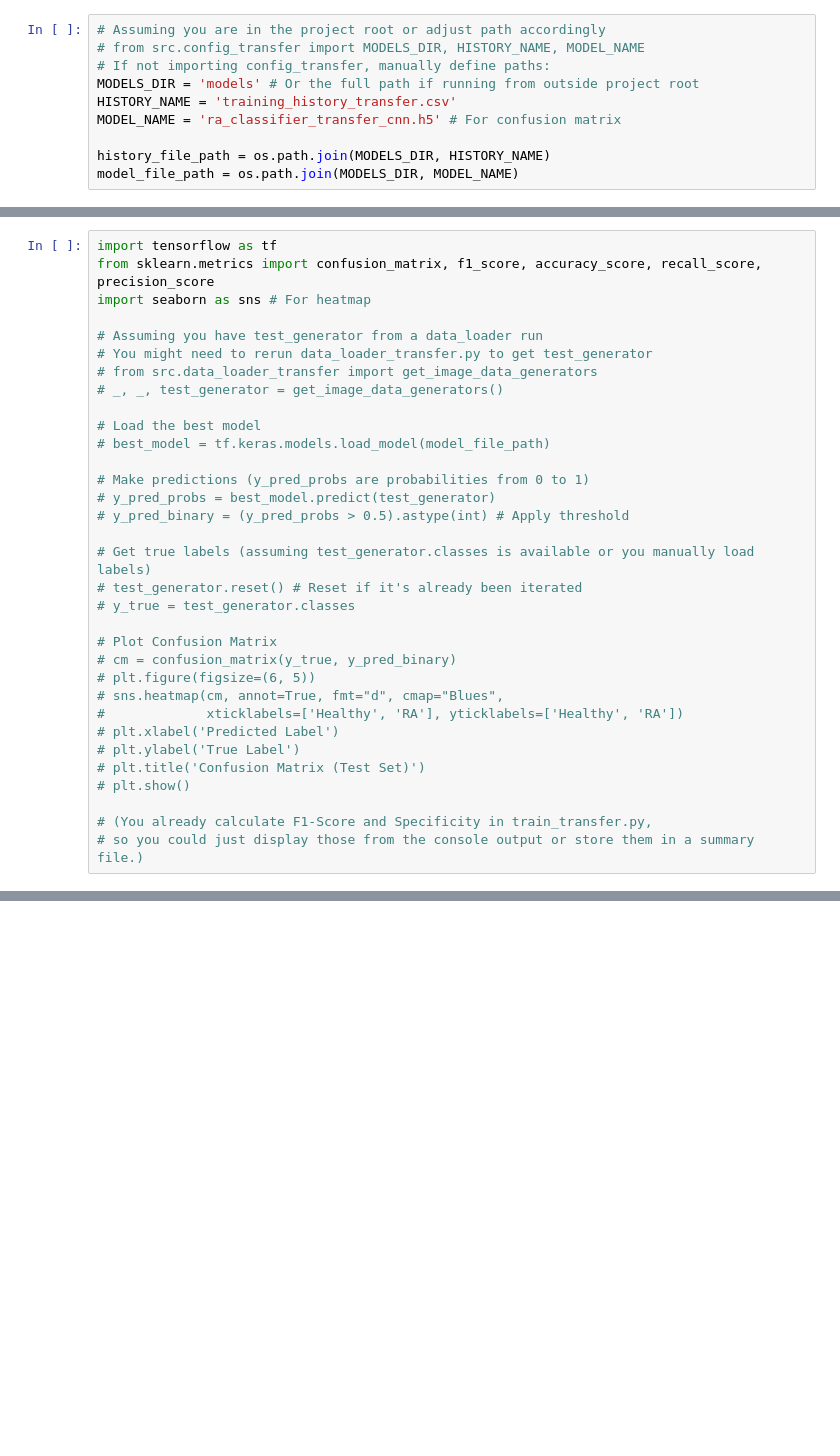
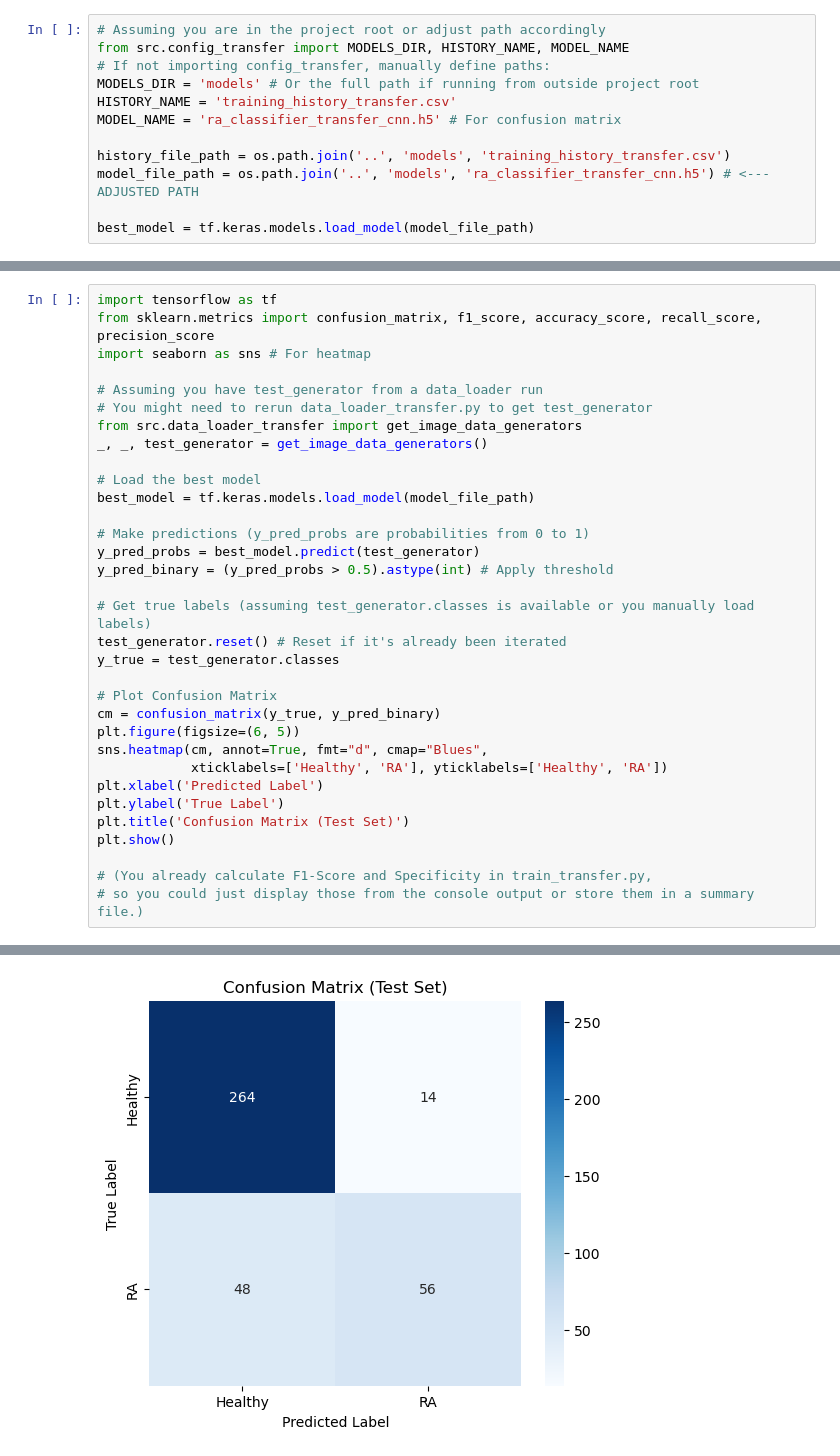
Before and after one commit to pwatana/RA_classification_CNN, a Jupyter notebook: notebooks/analyze_results.ipynb, the cells around one changed output, grey strips where cells are left out. Drawn from its saved outputs; the diff is of its cells as text; blank space fills up the shorter version.

Commit message:
plotting the results

```diff
--- a/notebooks/analyze_results.ipynb
+++ b/notebooks/analyze_results.ipynb
@@ -7,13 +33,15 @@ import seaborn as sns
 # %%
 # Assuming you are in the project root or adjust path accordingly
-# from src.config_transfer import MODELS_DIR, HISTORY_NAME, MODEL_NAME
+from src.config_transfer import MODELS_DIR, HISTORY_NAME, MODEL_NAME
 # If not importing config_transfer, manually define paths:
 MODELS_DIR = 'models' # Or the full path if running from outside project root
 HISTORY_NAME = 'training_history_transfer.csv'
 MODEL_NAME = 'ra_classifier_transfer_cnn.h5' # For confusion matrix
 
-history_file_path = os.path.join(MODELS_DIR, HISTORY_NAME)
-model_file_path = os.path.join(MODELS_DIR, MODEL_NAME)
+history_file_path = os.path.join('..', 'models', 'training_history_transfer.csv')
+model_file_path = os.path.join('..', 'models', 'ra_classifier_transfer_cnn.h5') # <--- ADJUSTED PATH
+
+best_model = tf.keras.models.load_model(model_file_path)
 # %%
 # Load the training history from the CSV file
 history_df = pd.read_csv(history_file_path)
@@ -73,29 +117,30 @@ import seaborn as sns # For heatmap
 
 # Assuming you have test_generator from a data_loader run
 # You might need to rerun data_loader_transfer.py to get test_generator
-# from src.data_loader_transfer import get_image_data_generators
-# _, _, test_generator = get_image_data_generators()
+from src.data_loader_transfer import get_image_data_generators
+_, _, test_generator = get_image_data_generators()
 
 # Load the best model
-# best_model = tf.keras.models.load_model(model_file_path)
+best_model = tf.keras.models.load_model(model_file_path)
 
 # Make predictions (y_pred_probs are probabilities from 0 to 1)
-# y_pred_probs = best_model.predict(test_generator)
-# y_pred_binary = (y_pred_probs > 0.5).astype(int) # Apply threshold
+y_pred_probs = best_model.predict(test_generator)
+y_pred_binary = (y_pred_probs > 0.5).astype(int) # Apply threshold
 
 # Get true labels (assuming test_generator.classes is available or you manually load labels)
-# test_generator.reset() # Reset if it's already been iterated
-# y_true = test_generator.classes
+test_generator.reset() # Reset if it's already been iterated
+y_true = test_generator.classes
 
 # Plot Confusion Matrix
-# cm = confusion_matrix(y_true, y_pred_binary)
-# plt.figure(figsize=(6, 5))
-# sns.heatmap(cm, annot=True, fmt="d", cmap="Blues",
-#             xticklabels=['Healthy', 'RA'], yticklabels=['Healthy', 'RA'])
-# plt.xlabel('Predicted Label')
-# plt.ylabel('True Label')
-# plt.title('Confusion Matrix (Test Set)')
-# plt.show()
+cm = confusion_matrix(y_true, y_pred_binary)
+plt.figure(figsize=(6, 5))
+sns.heatmap(cm, annot=True, fmt="d", cmap="Blues",
+            xticklabels=['Healthy', 'RA'], yticklabels=['Healthy', 'RA'])
+plt.xlabel('Predicted Label')
+plt.ylabel('True Label')
+plt.title('Confusion Matrix (Test Set)')
+plt.show()
 
 # (You already calculate F1-Score and Specificity in train_transfer.py,
 # so you could just display those from the console output or store them in a summary file.)
+# %% [output]
@@ -101,0 +151 @@ import seaborn as sns # For heatmap
+[figure, added]
```
Also changed, not shown: parts of 5 cells of this notebook, 1 other file.
